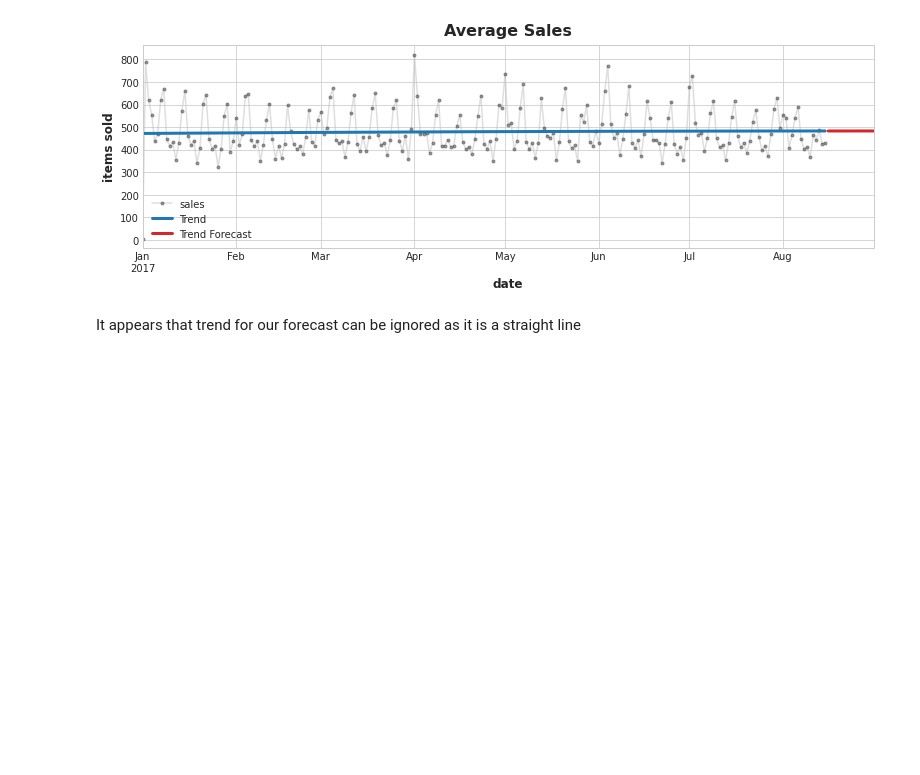
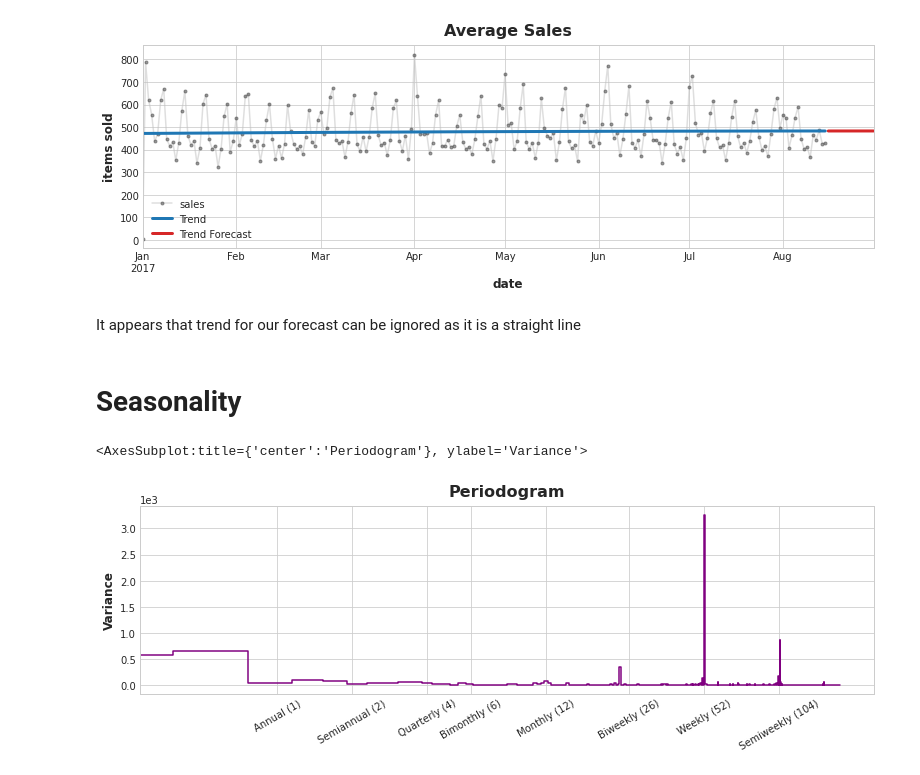
Before and after one commit to taaha/store-sales-forecast, a Jupyter notebook: sale-forecast_1.ipynb, the cells around one changed output. Saved outputs shown, nothing was run; the diff lists cells and outputs as text; code cells hidden in the pictures; blank space fills up the shorter version.

Commit message:
Kaggle Notebook | sale forecast_1 | Version 14

```diff
--- a/sale-forecast_1.ipynb
+++ b/sale-forecast_1.ipynb
@@ -243,3 +244,10 @@ ax.legend();
 [figure]
 # %% [markdown]
 It appears that trend for our forecast can be ignored as it is a straight line
+# %% [markdown]
+# Seasonality
+# %%
+plot_periodogram(average_sales.loc['2015':'2017'])
+# %% [output]
+<AxesSubplot:title={'center':'Periodogram'}, ylabel='Variance'>
+[figure, added]
```
Also changed, not shown: parts of 2 cells of this notebook.
